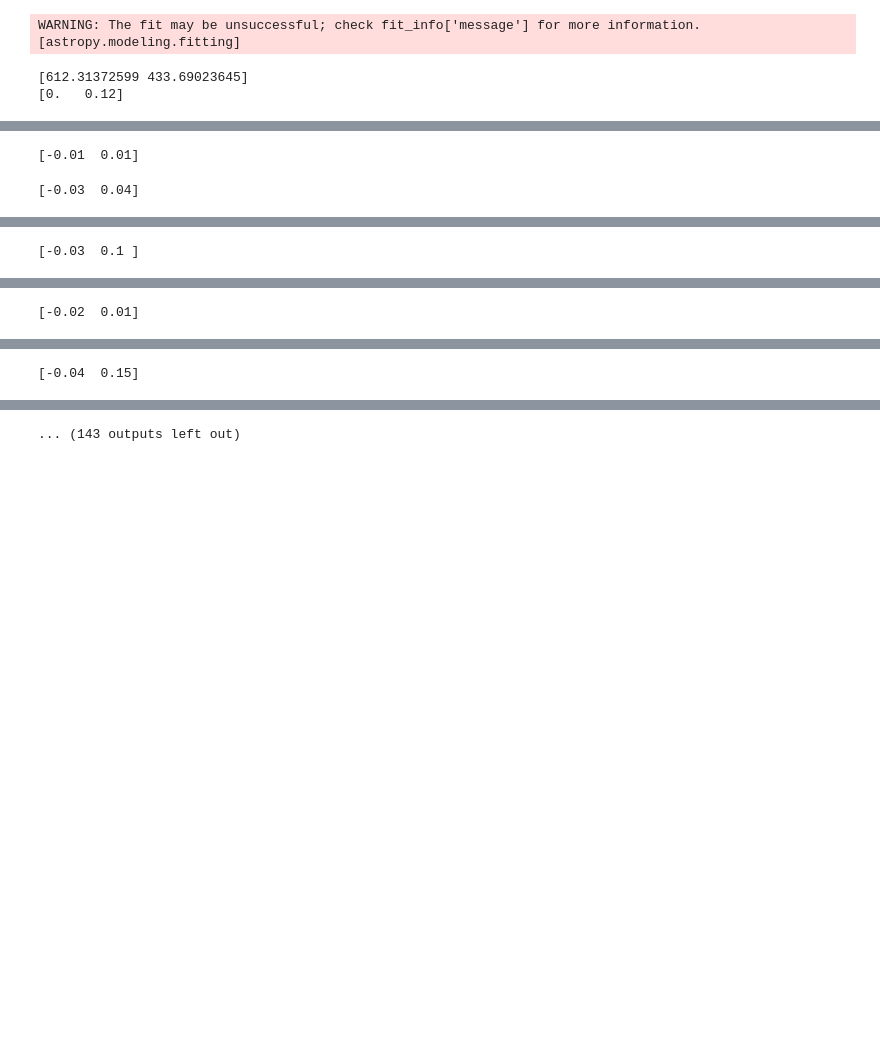
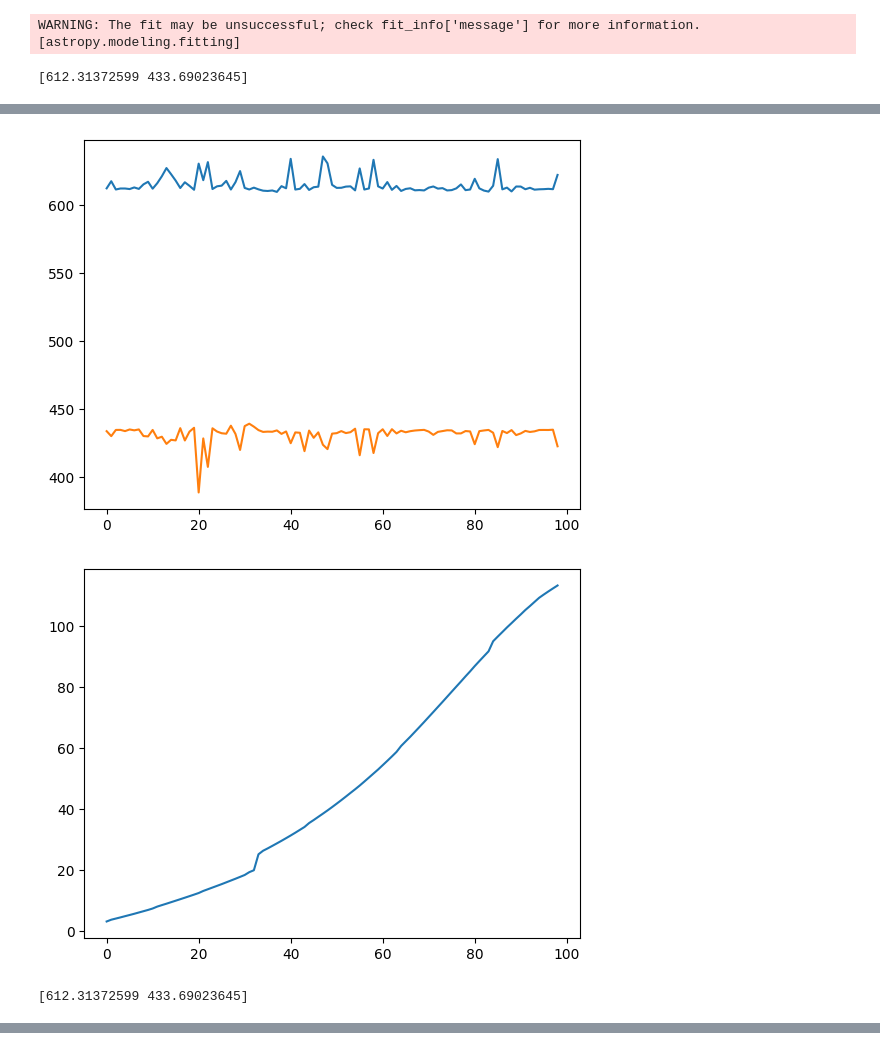
Before and after one commit to benlchang/HD47127-b-ADI, a Jupyter notebook: HD47127_ADI.ipynb, the cells around one changed output, grey strips where cells are left out. Saved outputs shown, nothing was run; the diff lists cells and outputs as text; code cells hidden in the pictures; blank space fills up the shorter version.

```diff
--- a/HD47127_ADI.ipynb
+++ b/HD47127_ADI.ipynb
@@ -69,11 +69,12 @@ def cADI_NIRC2(flist, write_intermediate=False):
             kernel_gauss = gauss2d(x_grid,y_grid, amplitude = 40.0, xo = 0, yo = 0, sigma_x = 1.0, sigma_y = 1.0)
         else:
             shifts, error, diffphase = phase_cross_correlation(rawcube[0,:,:], rawcube[i,:,:],upsample_factor=100,normalization=None)
-            print(shifts)
+            #print(shifts)
             aligned_cube[i,:,:] = fourier_shift(rawcube[i,:,:],shifts)
             ctrs.append((607, 433) + centroid_2dg(rawcube[i,607:617,433:439],error=None,mask=None))
-        va = head['ROTPPOSN'] - head['INSTANGL'] #+ head['PARANG']
-        vertangs.append(-va) ##check paper
+        va = head['ROTPPOSN'] - head['INSTANGL'] + head['PARANG']
+        vertangs.append(va) ##check paper
+        #print(vertangs[i])
 
     fits.writeto('aligned_cube.fits',aligned_cube[1,:,:],overwrite=True)
     medcube = np.nanmedian(aligned_cube,axis=0)
@@ -96,6 +97,8 @@ def cADI_NIRC2(flist, write_intermediate=False):
     fits.writeto('snr_cccube.fits',SNR_map,overwrite=True)
 
     plt.plot(ctrs)
+    plt.show()
+    plt.plot(vertangs)
     plt.show()
 
     return SNR_map, med_derot, ctrs[0]
@@ -142,5 +145,4 @@ add_cbar(im2,ax2,f)
 # %% [output]
 WARNING: The fit may be unsuccessful; check fit_info['message'] for more information. [astropy.modeling.fitting]
 [612.31372599 433.69023645]
-[0.   0.12]
 WARNING: The fit may be unsuccessful; check fit_info['message'] for more information. [astropy.modeling.fitting]
@@ -147,2 +165,3 @@ WARNING: The fit may be unsuccessful; check fit_info['message'] for more informa
+[figure, added]
+[figure, added]
-[-0.01  0.01]
+[612.31372599 433.69023645]
-[-0.03  0.04]
@@ -150 +167,0 @@ WARNING: The fit may be unsuccessful; check fit_info['message'] for more informa
-[-0.03  0.1 ]
@@ -152 +167,0 @@ WARNING: The fit may be unsuccessful; check fit_info['message'] for more informa
-[-0.02  0.01]
@@ -154 +167,0 @@ WARNING: The fit may be unsuccessful; check fit_info['message'] for more informa
-[-0.04  0.15]
@@ -156 +167,0 @@ WARNING: The fit may be unsuccessful; check fit_info['message'] for more informa
-... (143 outputs left out)
```
Also changed, not shown: parts of 1 cell of this notebook, 2 other files.
